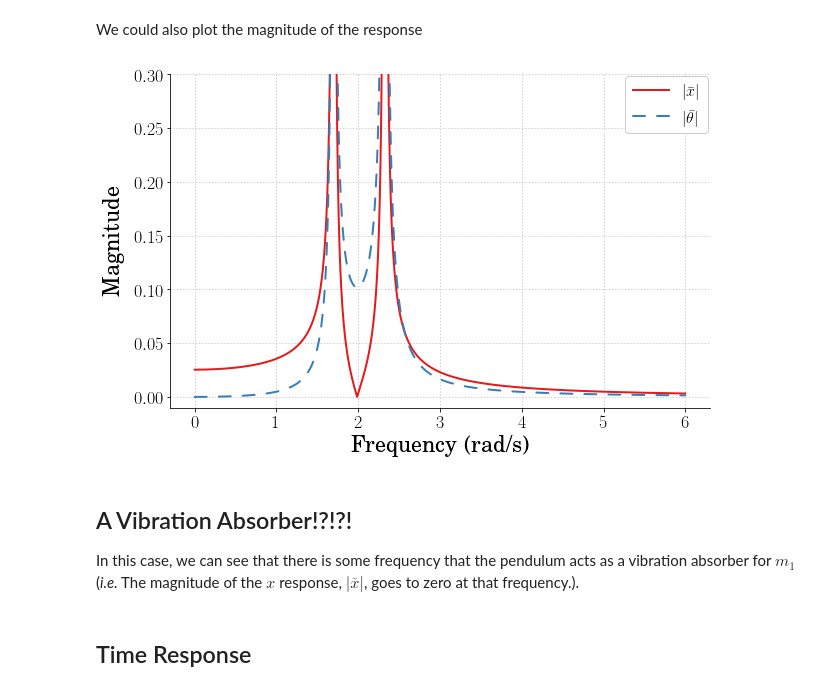
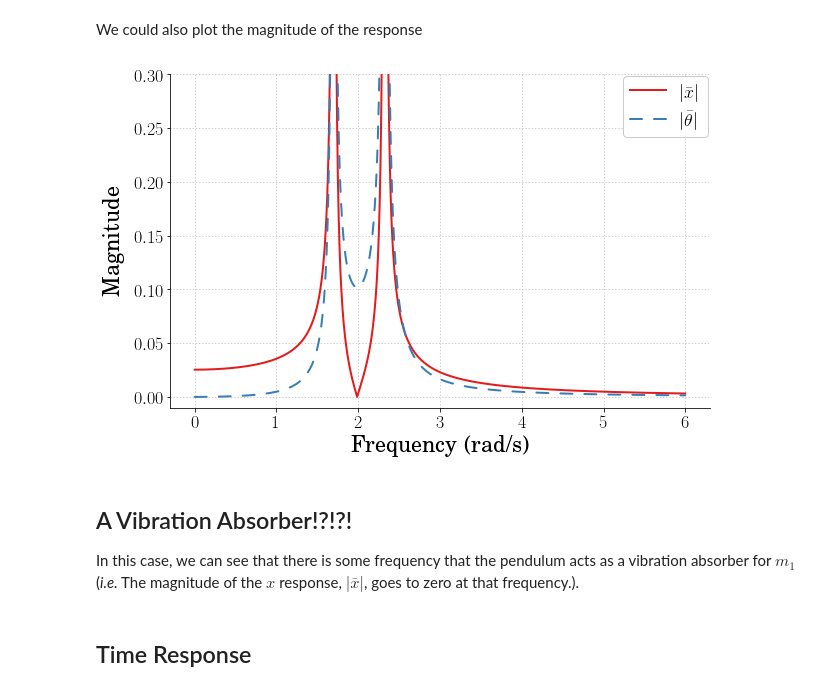
Before and after one commit to DocVaughan/MCHE485---Mechanical-Vibrations, a Jupyter notebook: Jupyter Notebooks/MultiDOF Example.ipynb, the cells around one changed output. Cells and saved outputs as stored; diff of their text form; code cells hidden in the pictures.

```diff
--- a/Jupyter Notebooks/MultiDOF Example.ipynb
+++ b/Jupyter Notebooks/MultiDOF Example.ipynb
@@ -185,35 +185,35 @@ ax.spines['top'].set_color('none')
 ax.xaxis.set_ticks_position('bottom')
 ax.yaxis.set_ticks_position('left')
 
 # Turn on the plot grid and set appropriate linestyle and color
 ax.grid(True,linestyle=':',color='0.75')
 ax.set_axisbelow(True)
 
 # Define the X and Y axis labels
 plt.xlabel('Frequency (rad/s)', family='serif', fontsize=22, weight='bold', labelpad=5)
 plt.ylabel('Magnitude', family='serif', fontsize=22, weight='bold', labelpad=10)
 
 plt.plot(w, np.abs(X[:,0]), linewidth=2, label=r'$|\bar{x}|$')
 plt.plot(w, np.abs(X[:,1]), linewidth=2, linestyle="--", label=r'$|\bar{\theta}|$')
 
 # uncomment below and set limits if needed
 # plt.xlim(0,4.5)
 plt.ylim(-0.01, 0.3)
 
 # Create the legend, then fix the fontsize
 leg = plt.legend(loc='upper right', fancybox=True)
 ltext  = leg.get_texts()
-plt.setp(ltext,family='serif',fontsize=16)
+plt.setp(ltext,family='serif',fontsize=18)
 
 # Adjust the page layout filling the page using the new tight_layout command
 plt.tight_layout(pad=0.5)
 
 # save the figure as a high-res pdf in the current folder
 # plt.savefig('Spring_Pendulum_Example_Mag.pdf')
 
 fig.set_size_inches(9,6) # Resize the figure for better display in the notebook
 # %% [output]
-[figure, old version]
+[figure, new version]
 # %% [markdown]
 ## A Vibration Absorber!?!?!
 In this case, we can see that there is some frequency that the pendulum acts as a vibration absorber for $m_1$ (*i.e.* The magnitude of the $x$ response, $|\bar{x}|$, goes to zero at that frequency.).
```
Also changed, not shown: parts of 2 cells of this notebook.
